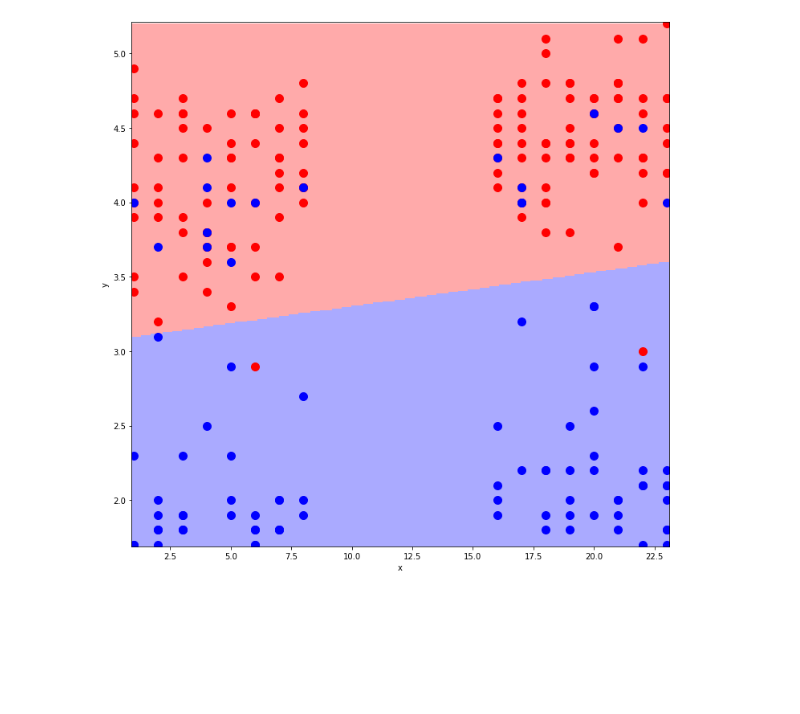
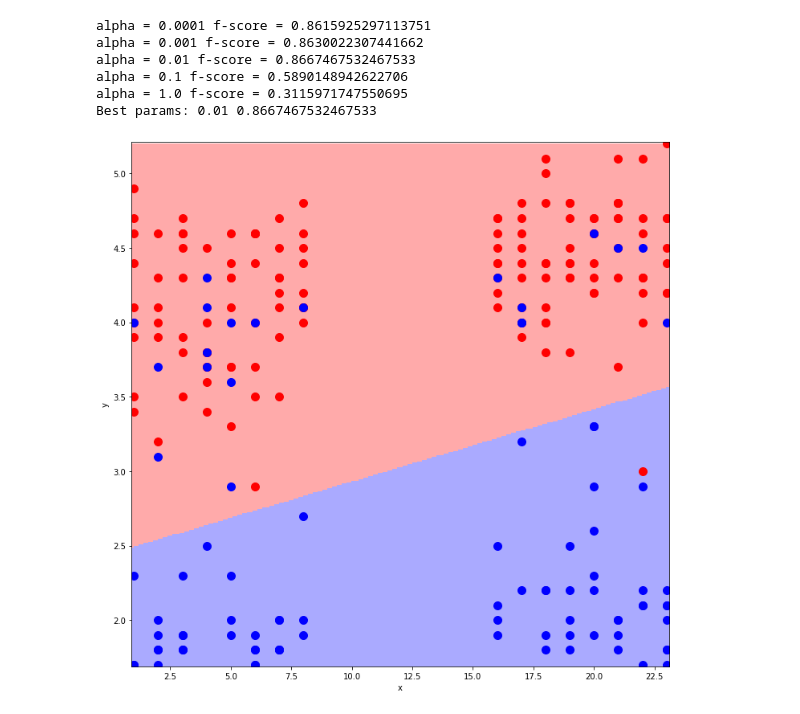
Before and after one commit to KokorinIlya/optimization_methods, a Jupyter notebook: HW1/classification.ipynb, the cells around one changed output. Cells and saved outputs as stored; diff of their text form; code cells hidden in the pictures; blank space fills up the shorter version.

```diff
--- a/HW1/classification.ipynb
+++ b/HW1/classification.ipynb
@@ -12,7 +12,7 @@ def read_dataset(path):
     y = data.iloc[:, -1].apply(lambda c: 1 if c == 'P' else -1).values
     return X, y
 # %%
-def calc_f_score(X, y, alpha):
+def calc_f_score(X, y, alpha, solver, debug_iters):
     n_splits = 5
     cv = sklearn.model_selection.KFold(n_splits=n_splits, shuffle=True)
     mean_f_score = 0.0
@@ -22,8 +22,8 @@ def calc_f_score(X, y, alpha):
         y_train = y[train_indexes]
         y_test = y[test_indexes]
 
-        classifier = Logit(alpha)
-        classifier.fit(X_train, y_train)
+        classifier = Logit(alpha, solver)
+        classifier.fit(X_train, y_train, debug_iters)
         y_pred = classifier.predict(X_test)
 
         tp = np.sum((y_pred == 1) & (y_test == 1))
@@ -38,12 +38,13 @@ def calc_f_score(X, y, alpha):
             mean_f_score += f_score
     return mean_f_score / n_splits
 # %%
-X, y = read_dataset('data/geyser.csv')
-best_alpha = None
-max_f_score = -1
-for alpha in [0.0001, 0.001, 0.01, 0.1, 1., 10., 100.]:
-    cur_f_score = calc_f_score(X, y, alpha)
-    print('alpha =', alpha, 'f-score =', cur_f_score)
-    if cur_f_score > max_f_score:
-        max_f_score = cur_f_score
-        best_alpha = alpha
+def get_best_param(X, y, solver, debug_iters):
+    best_alpha = None
+    max_f_score = -1
+    for alpha in [0.0001, 0.001, 0.01, 0.1, 1.]:
+        cur_f_score = calc_f_score(X, y, alpha, solver, debug_iters)
+        print('alpha =', alpha, 'f-score =', cur_f_score)
+        if cur_f_score > max_f_score:
+            max_f_score = cur_f_score
+            best_alpha = alpha
+    return best_alpha, max_f_score
@@ -86,3 +75,10 @@ def draw(clf, X, ans, step_x, step_y):
     plt.ylabel('y')
 
     plt.show()
+# %%
+def process_with_solver(X, y, solver, step_x, step_y, debug_iters=None):
+    best_alpha, max_f_score = get_best_param(X, y, solver, debug_iters)
+    print('Best params:', best_alpha, max_f_score)
+    best_classifier = Logit(best_alpha, solver)
+    best_classifier.fit(X, y, debug_iters=debug_iters)
+    draw(best_classifier, X, y, step_x, step_y)
@@ -89,6 +108,10 @@ def draw(clf, X, ans, step_x, step_y):
 # %%
-best_classifier = Logit(best_alpha)
-best_classifier.fit(X, y)
-draw(best_classifier, X, y, 0.1, 0.01)
+process_with_solver(X, y, 'newton', 0.1, 0.01)
 # %% [output]
+alpha = 0.0001 f-score = 0.8615925297113751
+alpha = 0.001 f-score = 0.8630022307441662
+alpha = 0.01 f-score = 0.8667467532467533
+alpha = 0.1 f-score = 0.5890148942622706
+alpha = 1.0 f-score = 0.3115971747550695
+Best params: 0.01 0.8667467532467533
-[figure, old version]
+[figure, new version]
```
Also changed, not shown: parts of 4 cells of this notebook, 4 other files.
